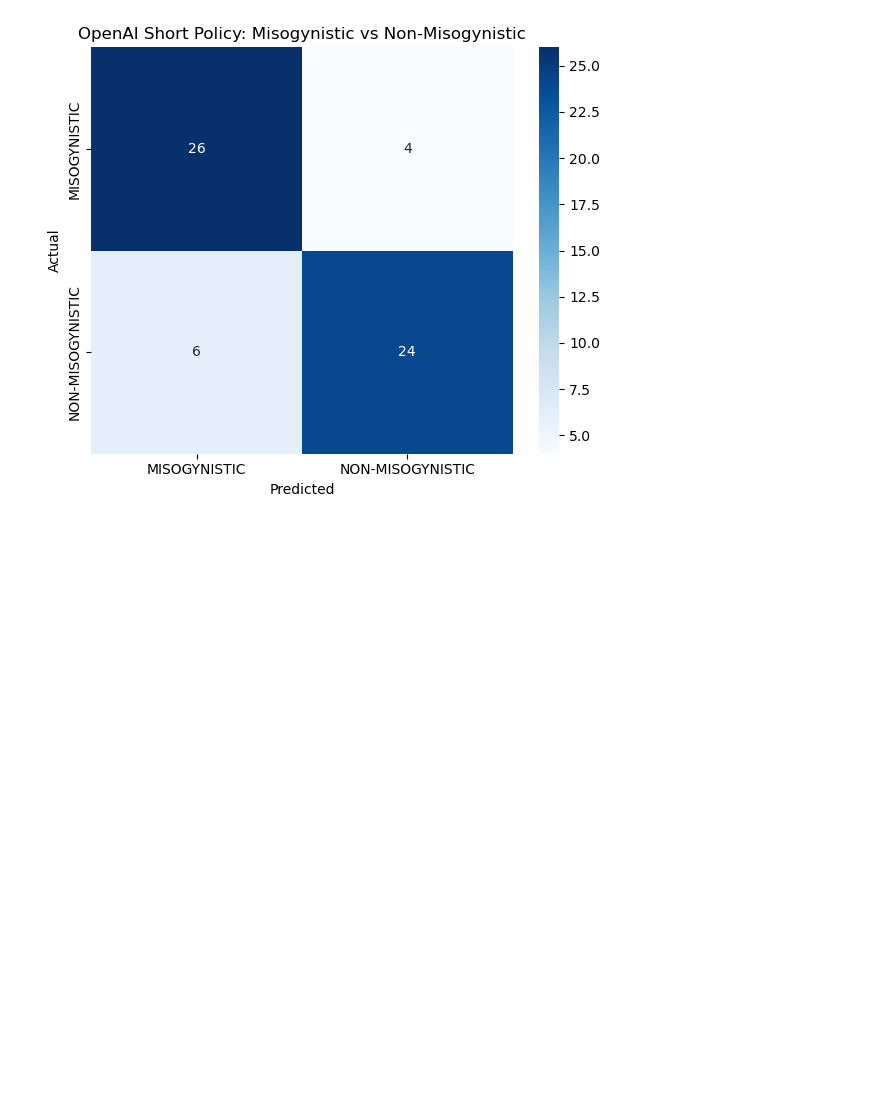
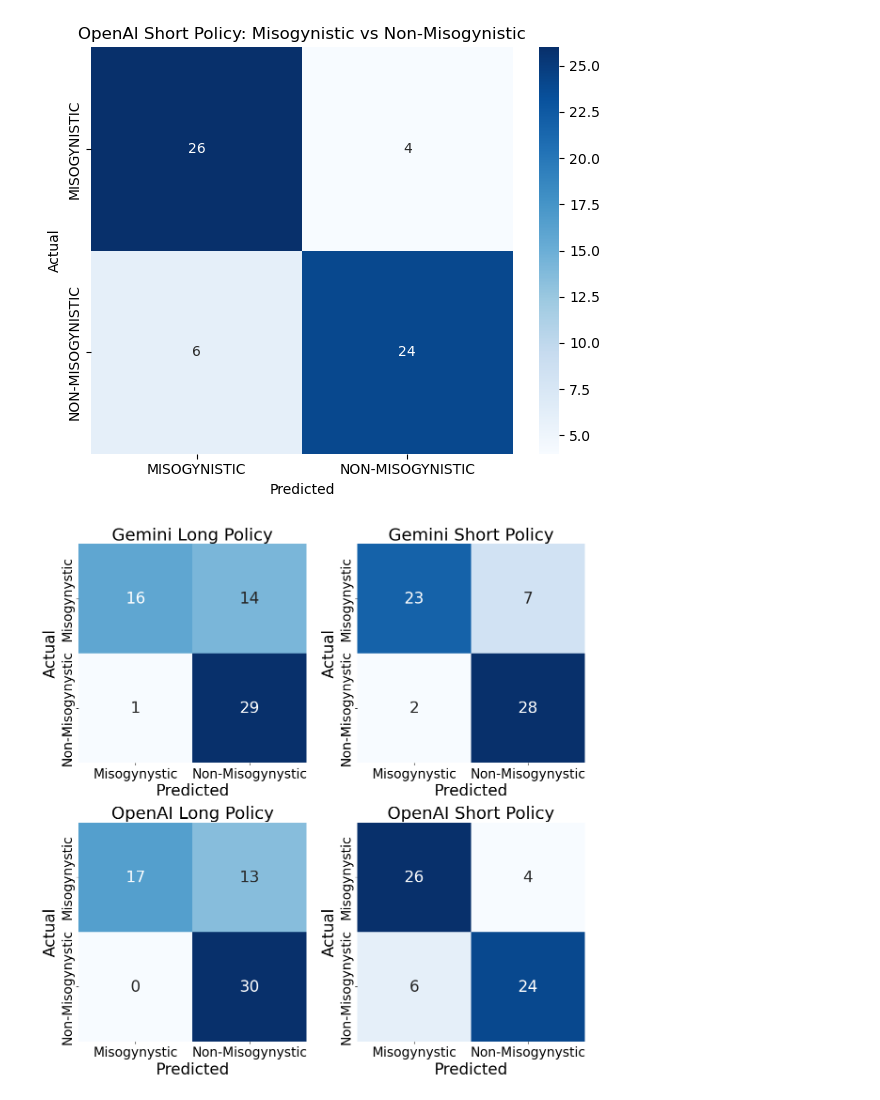
Before and after one commit to riya-dulepet/cs152bots, a Jupyter notebook: automated_model/data_analysis/results.ipynb, the cells around one changed output. Drawn from its saved outputs; the diff is of its cells as text; code cells hidden in the pictures; blank space fills up the shorter version.

```diff
--- a/automated_model/data_analysis/results.ipynb
+++ b/automated_model/data_analysis/results.ipynb
@@ -449,3 +437,32 @@ plt.tight_layout()
 plt.show()
 # %% [output]
 [figure]
+# %%
+import numpy as np
+import matplotlib.pyplot as plt
+import seaborn as sns
+from sklearn.metrics import confusion_matrix
+
+cm1 = np.array([[16, 14], [1, 29]])  # Gemini Long
+cm2 = np.array([[23, 7], [2, 28]])  # Gemini Short
+cm3 = np.array([[17, 13], [0, 30]])   # OpenAI Long
+cm4 = np.array([[26, 4], [6, 24]])  # OpenAI Short
+
+fig, axes = plt.subplots(2, 2, figsize=(12, 12))
+titles = ['Gemini Long Policy', 'Gemini Short Policy', 'OpenAI Long Policy', 'OpenAI Short Policy']
+
+cms = [cm1, cm2, cm3, cm4]
+
+for i, ax in enumerate(axes.flatten()):
+    sns.heatmap(cms[i], annot=True, fmt='d', cmap='Blues', xticklabels=[ 'Misogynystic', 'Non-Misogynystic'],
+                yticklabels=['Misogynystic', 'Non-Misogynystic'], ax=ax, cbar=False, annot_kws={'size': 24})
+    ax.set_title(titles[i], fontsize=26)
+    ax.set_xlabel('Predicted', fontsize=24)
+    ax.set_ylabel('Actual', fontsize=24)
+    ax.set_yticklabels(ax.get_yticklabels(), fontsize=20)
+    ax.set_xticklabels(ax.get_yticklabels(), fontsize=20)
+
+plt.tight_layout()
+plt.show()
+# %% [output]
+[figure, added]
```
Also changed, not shown: parts of 9 cells of this notebook, 2 other files.
